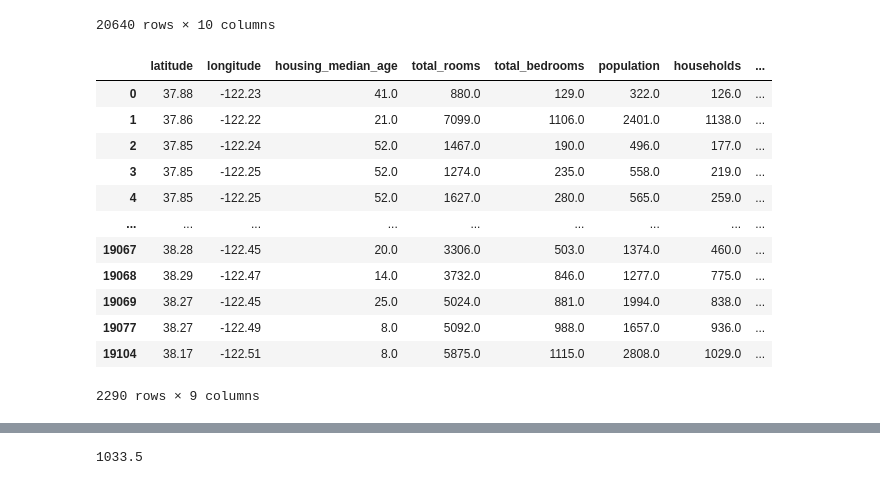
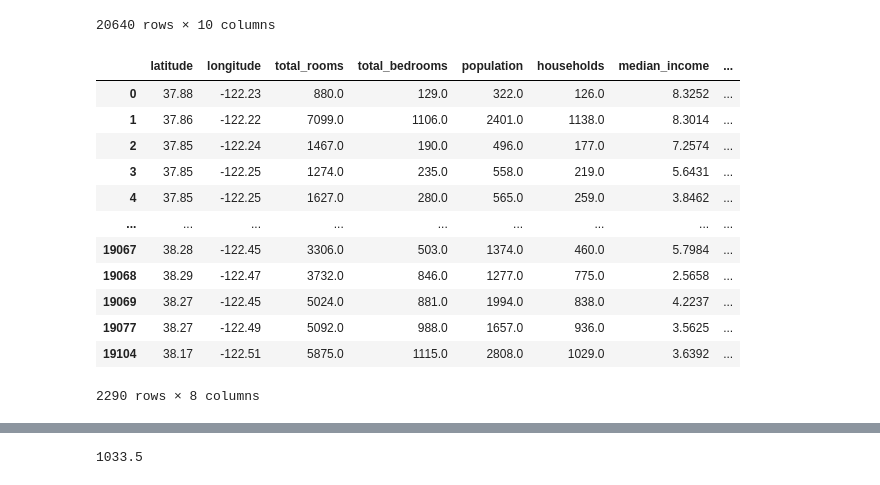
Before and after one commit to Lekanggy/mlzoomcamp2023, a Jupyter notebook: module2/week2_Assignment.ipynb, the cells around one changed output, grey strips where cells are left out. Cells and saved outputs as stored; diff of their text form; code cells hidden in the pictures.

```diff
--- a/module2/week2_Assignment.ipynb
+++ b/module2/week2_Assignment.ipynb
@@ -90,32 +90,32 @@ df
 # %%
 col_needed = [
 'latitude',
 'longitude',
-'housing_median_age',
+# 'housing_median_age',
 'total_rooms',
 'total_bedrooms',
 'population',
 'households',
 'median_income',
 'median_house_value'
 ]
 df = df[df["ocean_proximity"] == "NEAR BAY"]
 df = df[col_needed]
 df
 # %% [output]
-|  | latitude | longitude | housing_median_age | total_rooms | total_bedrooms | population | households | ... |
-| 0 | 37.88 | -122.23 | 41.0 | 880.0 | 129.0 | 322.0 | 126.0 | ... |
-| 1 | 37.86 | -122.22 | 21.0 | 7099.0 | 1106.0 | 2401.0 | 1138.0 | ... |
-| 2 | 37.85 | -122.24 | 52.0 | 1467.0 | 190.0 | 496.0 | 177.0 | ... |
-| 3 | 37.85 | -122.25 | 52.0 | 1274.0 | 235.0 | 558.0 | 219.0 | ... |
-| 4 | 37.85 | -122.25 | 52.0 | 1627.0 | 280.0 | 565.0 | 259.0 | ... |
+|  | latitude | longitude | total_rooms | total_bedrooms | population | households | median_income | ... |
+| 0 | 37.88 | -122.23 | 880.0 | 129.0 | 322.0 | 126.0 | 8.3252 | ... |
+| 1 | 37.86 | -122.22 | 7099.0 | 1106.0 | 2401.0 | 1138.0 | 8.3014 | ... |
+| 2 | 37.85 | -122.24 | 1467.0 | 190.0 | 496.0 | 177.0 | 7.2574 | ... |
+| 3 | 37.85 | -122.25 | 1274.0 | 235.0 | 558.0 | 219.0 | 5.6431 | ... |
+| 4 | 37.85 | -122.25 | 1627.0 | 280.0 | 565.0 | 259.0 | 3.8462 | ... |
 | ... | ... | ... | ... | ... | ... | ... | ... | ... |
-| 19067 | 38.28 | -122.45 | 20.0 | 3306.0 | 503.0 | 1374.0 | 460.0 | ... |
-| 19068 | 38.29 | -122.47 | 14.0 | 3732.0 | 846.0 | 1277.0 | 775.0 | ... |
-| 19069 | 38.27 | -122.45 | 25.0 | 5024.0 | 881.0 | 1994.0 | 838.0 | ... |
-| 19077 | 38.27 | -122.49 | 8.0 | 5092.0 | 988.0 | 1657.0 | 936.0 | ... |
-| 19104 | 38.17 | -122.51 | 8.0 | 5875.0 | 1115.0 | 2808.0 | 1029.0 | ... |
+| 19067 | 38.28 | -122.45 | 3306.0 | 503.0 | 1374.0 | 460.0 | 5.7984 | ... |
+| 19068 | 38.29 | -122.47 | 3732.0 | 846.0 | 1277.0 | 775.0 | 2.5658 | ... |
+| 19069 | 38.27 | -122.45 | 5024.0 | 881.0 | 1994.0 | 838.0 | 4.2237 | ... |
+| 19077 | 38.27 | -122.49 | 5092.0 | 988.0 | 1657.0 | 936.0 | 3.5625 | ... |
+| 19104 | 38.17 | -122.51 | 5875.0 | 1115.0 | 2808.0 | 1029.0 | 3.6392 | ... |
-2290 rows × 9 columns
+2290 rows × 8 columns
 # %%
 #Check missin value
 df.isnull().sum()
```
Also changed, not shown: parts of 26 cells of this notebook, 3 other files.
